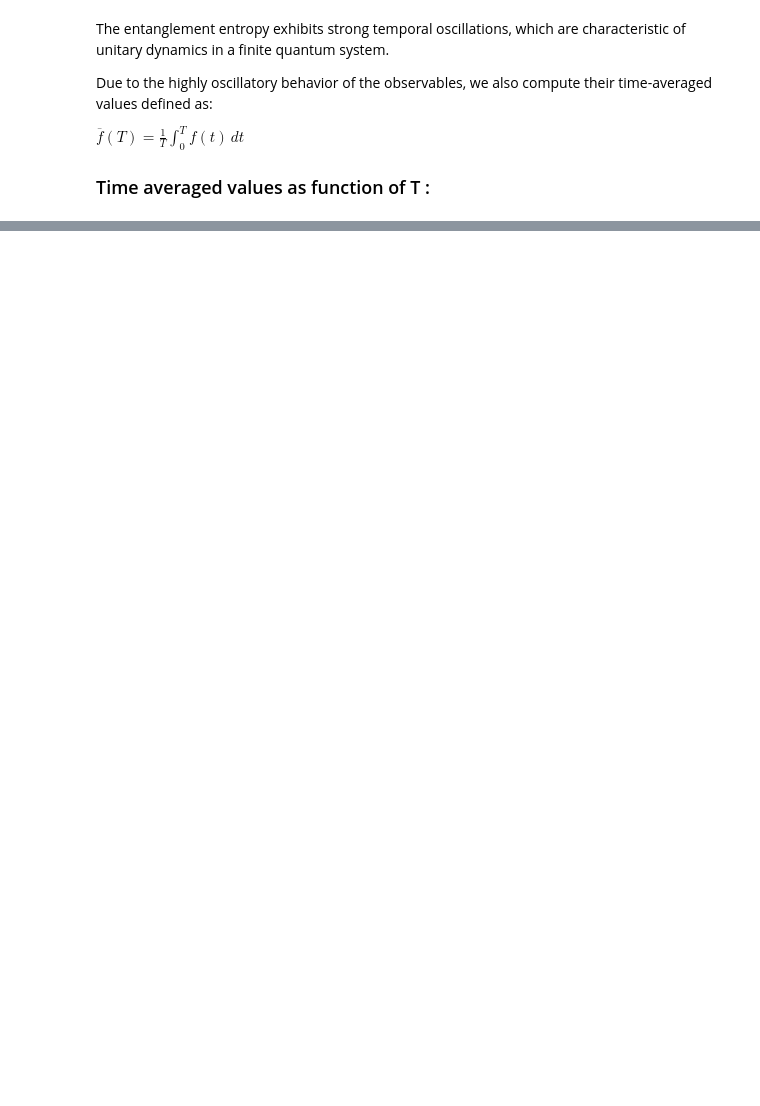
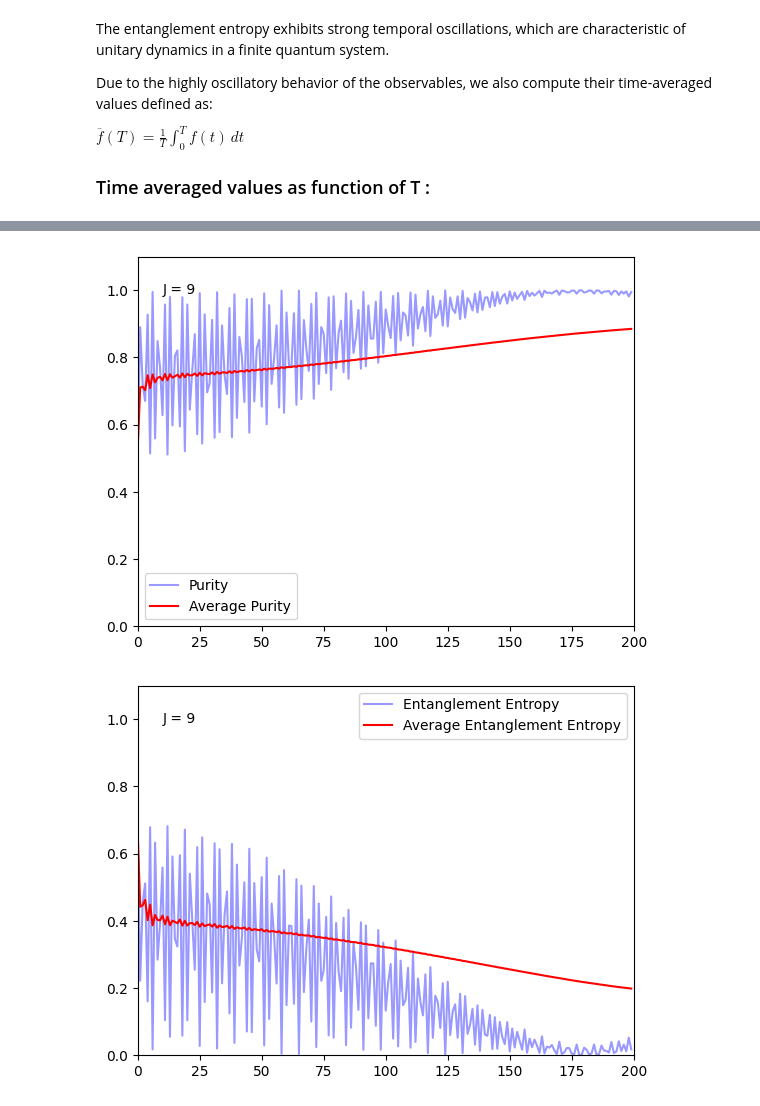
Before and after one commit to TheoHUETQC/qubits-entanglement-matrix-product-states, a Jupyter notebook: td/td1.ipynb, the cells around one changed output, grey strips where cells are left out. Saved outputs shown, nothing was run; the diff lists cells and outputs as text; code cells hidden in the pictures; blank space fills up the shorter version.

```diff
--- a/td/td1.ipynb
+++ b/td/td1.ipynb
@@ -286,0 +171,58 @@ NameError: name 'X' is not defined
+# %%
+from matplotlib.animation import FuncAnimation
+
+# Listes pour stocker TOUTES les données de chaque J
+all_purity, all_purity_T = [], []
+all_averageEnergy, all_averageEnergy_T = [], []
+all_entropy_A, all_entropy_A_T = [], []
+
+all_J_values = np.arange(-10, 10, 1) # tout les J que l'on va tester
+for J in all_J_values :
+  purity, entropy_A, averageEnergy = evolution_loop(J, rho0, constants.Nt)
+
+  averageEnergy_T, entropy_A_T, purity_T = time_averaged_values(averageEnergy, entropy_A, purity)
+
+  all_purity.append(purity)
+  all_purity_T.append(purity_T)
+  all_averageEnergy.append(averageEnergy)
+  all_averageEnergy_T.append(averageEnergy_T)
+  all_entropy_A.append(entropy_A)
+  all_entropy_A_T.append(entropy_A_T)
+
+def plot_results_animation(all_J_values : list,
+                           y1 : list, y2: list,
+                           title : str = "" ,
+                           save_plot = False, show_plot=False) :
+  fig, ax = plt.subplots()
+  line1, = ax.plot([], [], label=title, color="blue", alpha=0.4)
+  line2, = ax.plot([], [], label= "Average " + title, color="red")
+  text_j = ax.text(0.05, 0.9, '', transform=ax.transAxes)
+
+  def update(frame):
+    # 'frame' est l'index de la simulation (index de J)
+    line1.set_data(range(constants.Nt), y1[frame])
+    line2.set_data(range(constants.Nt), y2[frame])
+    text_j.set_text(f'J = {all_J_values[frame]}')
+    return line1, line2, text_j
+
+  ax.set_xlim(0, constants.Nt)
+  ax.set_ylim(0, 1.1)
+  ax.legend()
+
+  # Création de l'animation
+  ani = FuncAnimation(fig, update, frames=len(all_J_values), interval=500, blit=True)
+  if save_plot :
+    title = title.replace(" ", "_")
+    title = "td1_ex1_plot_" + title + ".gif"
+    ani.save(title, writer='pillow')
+  if show_plot :
+    plt.show()
+
+save_plot = True # Pour sauvegarder en GIF
+show_plot = False
+
+plot_results_animation(all_J_values,all_purity, all_purity_T, title="Purity", save_plot = save_plot, show_plot = show_plot)
+plot_results_animation(all_J_values,all_entropy_A, all_entropy_A_T, title="Entanglement Entropy", save_plot = save_plot, show_plot = show_plot)
+# %% [output]
+[figure, added]
+[figure, added]
```
Also changed, not shown: parts of 12 cells of this notebook, 2 other files.
